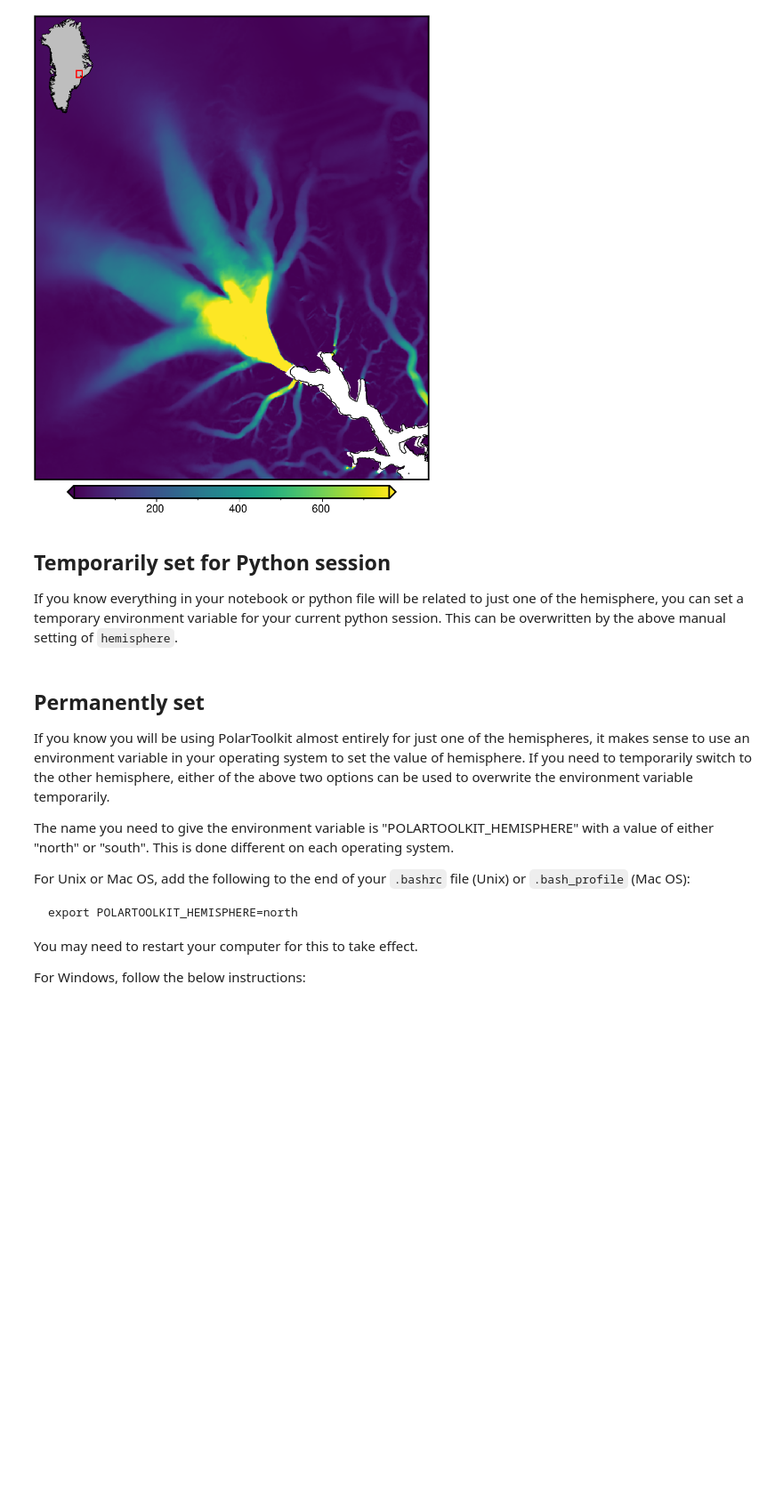
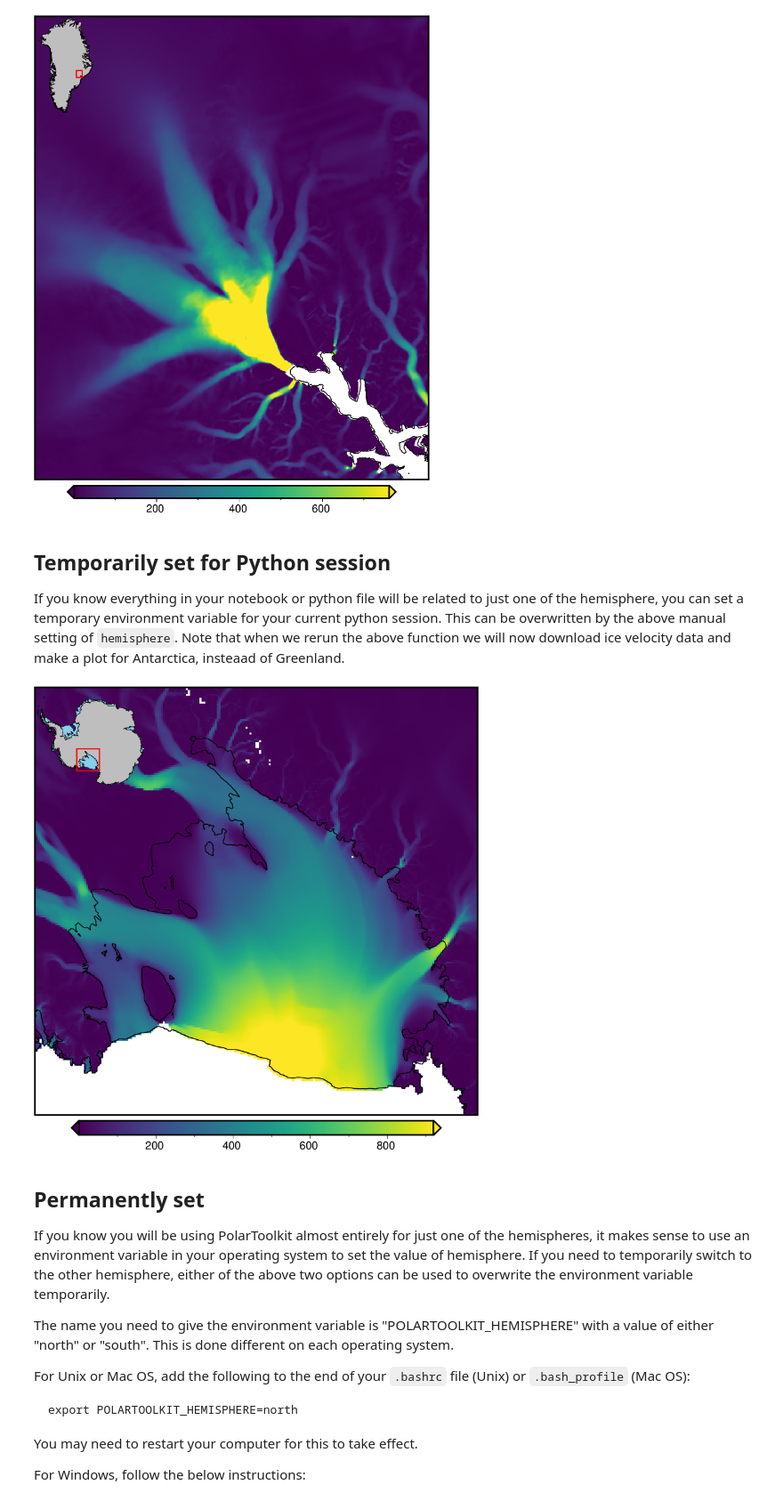
Before and after one commit to mdtanker/polartoolkit, a Jupyter notebook: docs/how_to/switch_between_hemispheres.ipynb, the cells around one changed output. Shown at 89% size. Saved outputs shown, nothing was run; the diff lists cells and outputs as text; code cells hidden in the pictures; blank space fills up the shorter version.

Commit message:
docs: update and rerun all docs ipynb

```diff
--- a/docs/how_to/switch_between_hemispheres.ipynb
+++ b/docs/how_to/switch_between_hemispheres.ipynb
@@ -25,11 +25,24 @@ fig.show()
 [figure]
 # %% [markdown]
 ## Temporarily set for Python session
-If you know everything in your notebook or python file will be related to just one of the hemisphere, you can set a temporary environment variable for your current python session. This can be overwritten by the above manual setting of `hemisphere`.
+If you know everything in your notebook or python file will be related to just one of the hemisphere, you can set a temporary environment variable for your current python session. This can be overwritten by the above manual setting of `hemisphere`. Note that when we rerun the above function we will now download ice velocity data and make a plot for Antarctica, insteaad of Greenland.
 # %%
 import os
 
 os.environ["POLARTOOLKIT_HEMISPHERE"] = "south"
+# %%
+grid = fetch.ice_vel()
+
+fig = maps.plot_grd(
+    grid,
+    region=regions.ross_ice_shelf,
+    robust=True,
+    inset=True,
+    coast=True,
+)
+fig.show()
+# %% [output]
+[figure, added]
 # %% [markdown]
 ## Permanently set
 If you know you will be using PolarToolkit almost entirely for just one of the hemispheres, it makes sense to use an environment variable in your operating system to set the value of hemisphere. If you need to temporarily switch to the other hemisphere, either of the above two options can be used to overwrite the environment variable temporarily.
```
Also changed, not shown: 46 other files.
